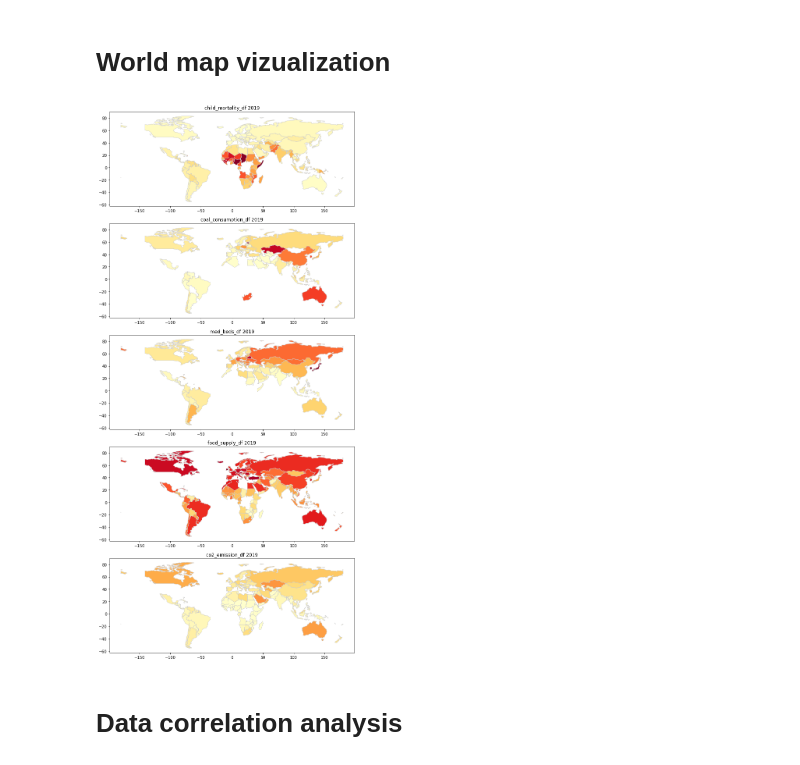
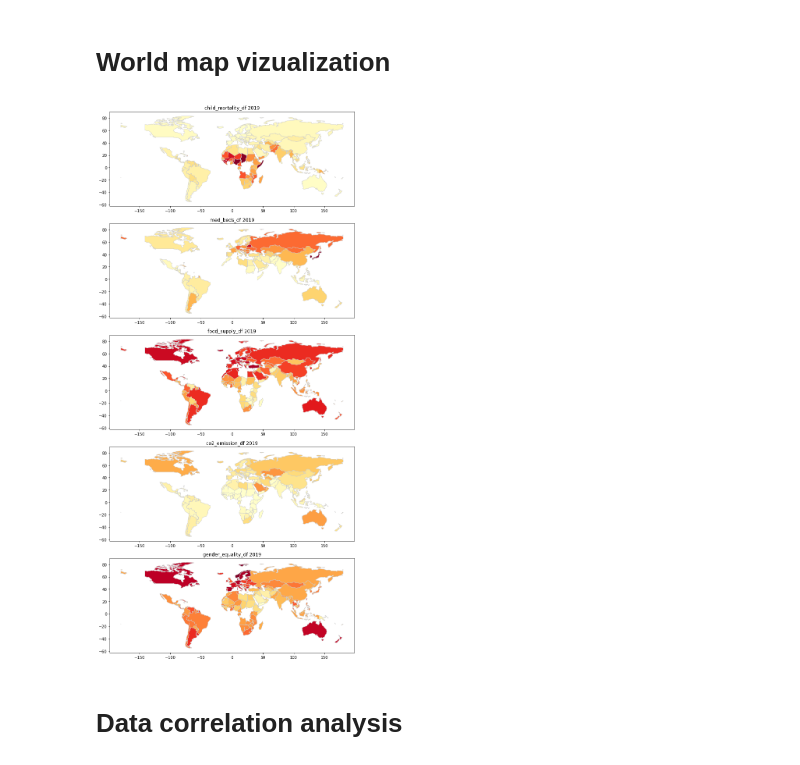
Before and after one commit to Norbert-Podgorski/Child-Mortality-Prediction-Bayesian-Model, a Jupyter notebook: KPI_analysis.ipynb, the cells around one changed output. Cells and saved outputs as stored; diff of their text form; code cells hidden in the pictures.

```diff
--- a/KPI_analysis.ipynb
+++ b/KPI_analysis.ipynb
@@ -20,6 +21,7 @@ food_supply_df = original_data["food_supply_kilocalories_per_person_and_day"]
 med_beds_df = original_data["sh_med_beds_zs"]
 co2_emission_df = original_data["co2_emissions_tonnes_per_person"]
 medical_doctor_df = original_data["medical_doctors_per_1000_people"]
+gender_equality_df = original_data["gendereq_idea"]
 
 countries = gpd.read_file(gpd.datasets.get_path("naturalearth_lowres"))
 # %% [markdown]
@@ -702,9 +706,9 @@ co2_emission_df
 # %% [markdown]
 # World map vizualization
 # %%
-plot_global_map_subplot(df_list=[child_mortality_df, coal_consumption_df, med_beds_df, food_supply_df, co2_emission_df], year=2019)
+plot_global_map_subplot(df_list=[child_mortality_df, med_beds_df, food_supply_df, co2_emission_df, gender_equality_df], year=2019)
 # %% [output]
-[figure, old version]
+[figure, new version]
 # %% [markdown]
 # Data correlation analysis
 # %%
```
Also changed, not shown: parts of 13 cells of this notebook, 2 other files.
